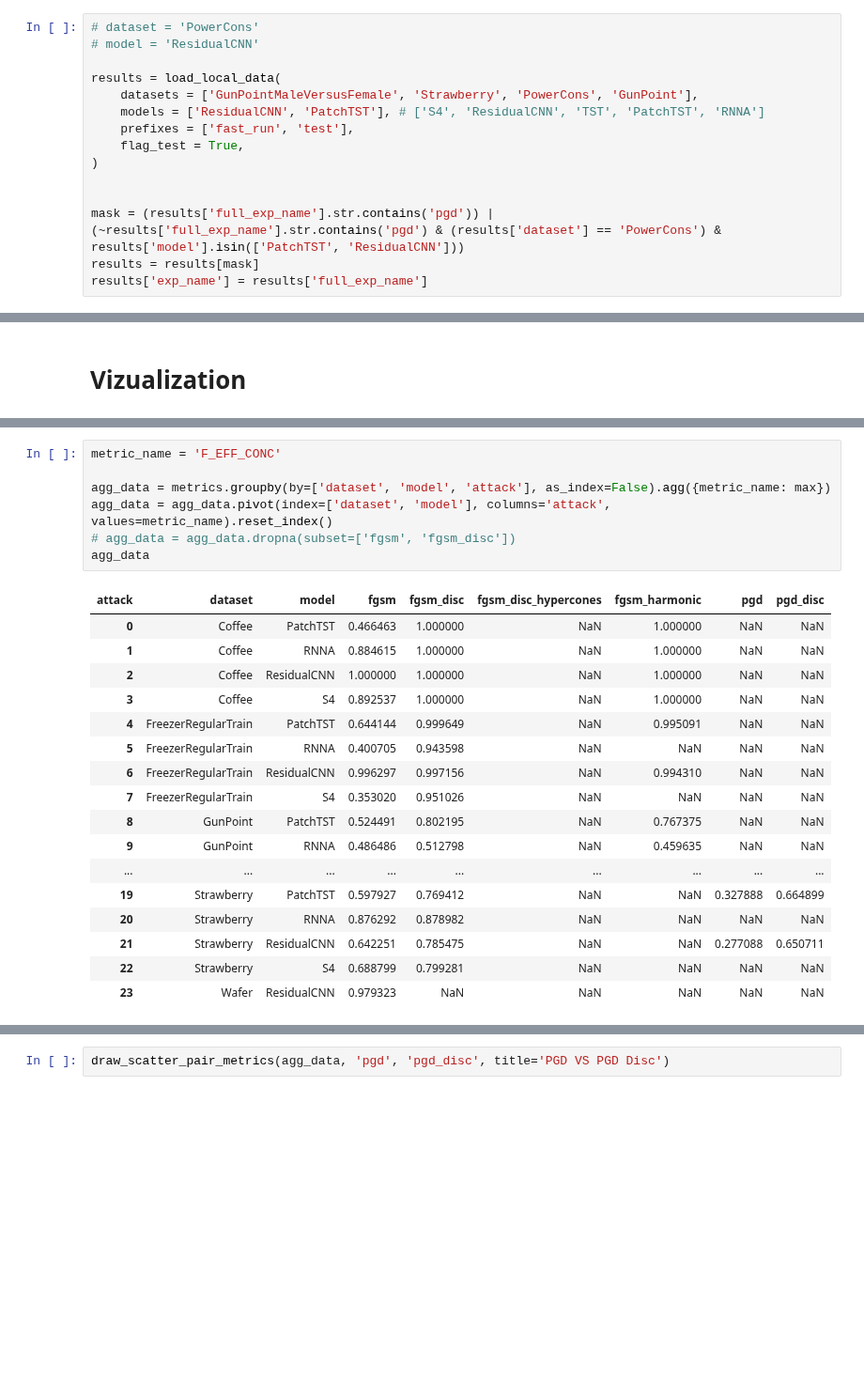
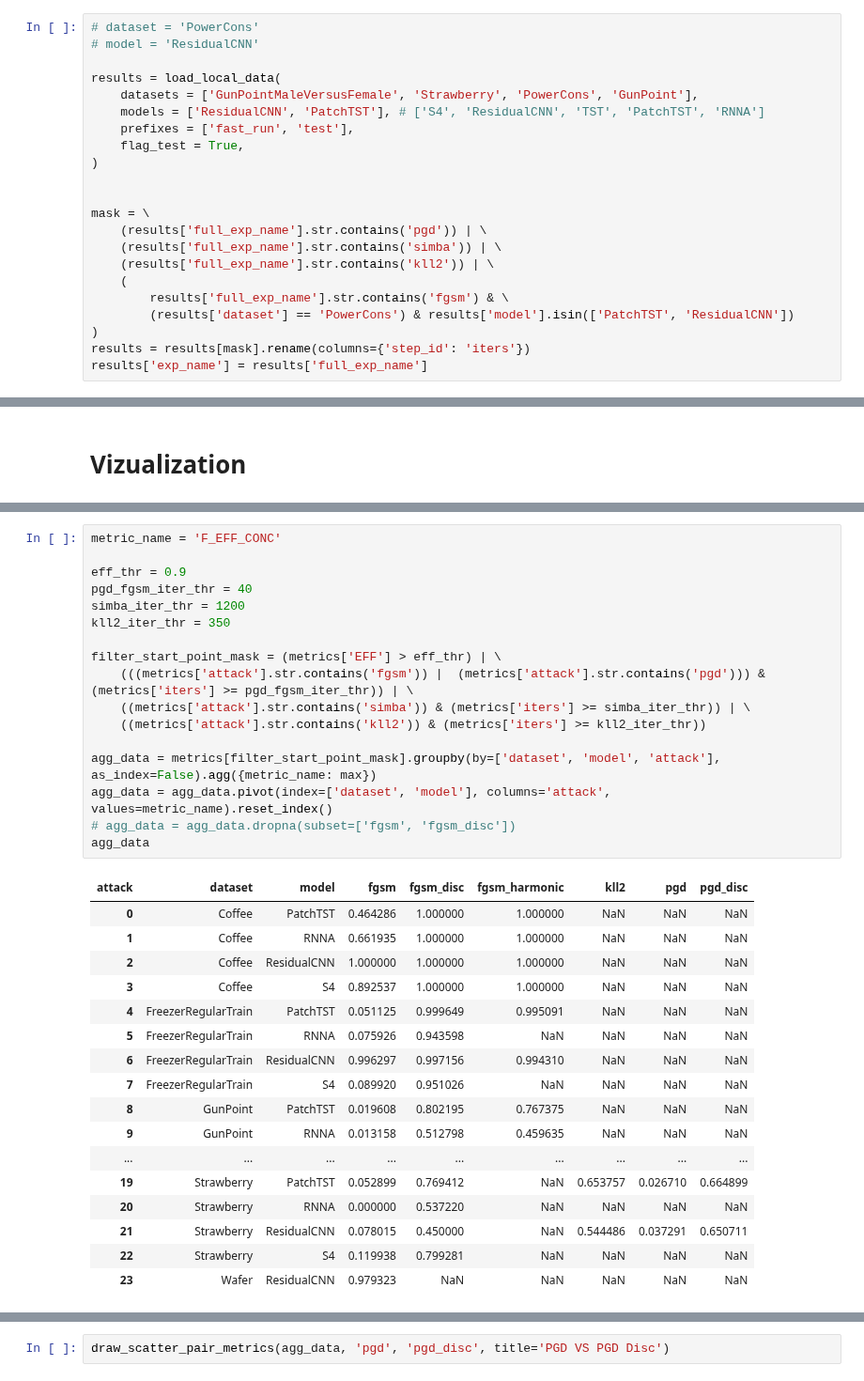
Before and after one commit to petrsokerin/Hidden_adversarial_attacks, a Jupyter notebook: notebooks/clearml_metrics.ipynb, the cells around one changed output, grey strips where cells are left out. Shown at 94% size. Drawn from its saved outputs; the diff is of its cells as text; blank space fills up the shorter version.

Commit message:
update data

```diff
--- a/notebooks/clearml_metrics.ipynb
+++ b/notebooks/clearml_metrics.ipynb
@@ -168,7 +168,14 @@ results = load_local_data(
 )
 
 
-mask = (results['full_exp_name'].str.contains('pgd')) | (~results['full_exp_name'].str.contains('pgd') & (results['dataset'] == 'PowerCons') & results['model'].isin(['PatchTST', 'ResidualCNN']))
-results = results[mask]
+mask = \
+    (results['full_exp_name'].str.contains('pgd')) | \
+    (results['full_exp_name'].str.contains('simba')) | \
+    (results['full_exp_name'].str.contains('kll2')) | \
+    (
+        results['full_exp_name'].str.contains('fgsm') & \
+        (results['dataset'] == 'PowerCons') & results['model'].isin(['PatchTST', 'ResidualCNN'])
+)
+results = results[mask].rename(columns={'step_id': 'iters'})
 results['exp_name'] = results['full_exp_name']
 # %% [output]
@@ -267,27 +292,37 @@ array(['fgsm_harmonic', 'fgsm', 'fgsm_disc', 'fgsm_disc_hypercones',
 # %%
 metric_name = 'F_EFF_CONC'
 
-agg_data = metrics.groupby(by=['dataset', 'model', 'attack'], as_index=False).agg({metric_name: max})
+eff_thr = 0.9
+pgd_fgsm_iter_thr = 40
+simba_iter_thr = 1200
+kll2_iter_thr = 350
+
+filter_start_point_mask = (metrics['EFF'] > eff_thr) | \
+    (((metrics['attack'].str.contains('fgsm')) |  (metrics['attack'].str.contains('pgd'))) & (metrics['iters'] >= pgd_fgsm_iter_thr)) | \
+    ((metrics['attack'].str.contains('simba')) & (metrics['iters'] >= simba_iter_thr)) | \
+    ((metrics['attack'].str.contains('kll2')) & (metrics['iters'] >= kll2_iter_thr))
+
+agg_data = metrics[filter_start_point_mask].groupby(by=['dataset', 'model', 'attack'], as_index=False).agg({metric_name: max})
 agg_data = agg_data.pivot(index=['dataset', 'model'], columns='attack', values=metric_name).reset_index()
 # agg_data = agg_data.dropna(subset=['fgsm', 'fgsm_disc'])
 agg_data
 # %% [output]
-| attack | dataset | model | fgsm | fgsm_disc | fgsm_disc_hypercones | fgsm_harmonic | pgd | pgd_disc |
-| 0 | Coffee | PatchTST | 0.466463 | 1.000000 | NaN | 1.000000 | NaN | NaN |
-| 1 | Coffee | RNNA | 0.884615 | 1.000000 | NaN | 1.000000 | NaN | NaN |
-| 2 | Coffee | ResidualCNN | 1.000000 | 1.000000 | NaN | 1.000000 | NaN | NaN |
-| 3 | Coffee | S4 | 0.892537 | 1.000000 | NaN | 1.000000 | NaN | NaN |
-| 4 | FreezerRegularTrain | PatchTST | 0.644144 | 0.999649 | NaN | 0.995091 | NaN | NaN |
-| 5 | FreezerRegularTrain | RNNA | 0.400705 | 0.943598 | NaN | NaN | NaN | NaN |
-| 6 | FreezerRegularTrain | ResidualCNN | 0.996297 | 0.997156 | NaN | 0.994310 | NaN | NaN |
-| 7 | FreezerRegularTrain | S4 | 0.353020 | 0.951026 | NaN | NaN | NaN | NaN |
-| 8 | GunPoint | PatchTST | 0.524491 | 0.802195 | NaN | 0.767375 | NaN | NaN |
-| 9 | GunPoint | RNNA | 0.486486 | 0.512798 | NaN | 0.459635 | NaN | NaN |
+| attack | dataset | model | fgsm | fgsm_disc | fgsm_harmonic | kll2 | pgd | pgd_disc |
+| 0 | Coffee | PatchTST | 0.464286 | 1.000000 | 1.000000 | NaN | NaN | NaN |
+| 1 | Coffee | RNNA | 0.661935 | 1.000000 | 1.000000 | NaN | NaN | NaN |
+| 2 | Coffee | ResidualCNN | 1.000000 | 1.000000 | 1.000000 | NaN | NaN | NaN |
+| 3 | Coffee | S4 | 0.892537 | 1.000000 | 1.000000 | NaN | NaN | NaN |
+| 4 | FreezerRegularTrain | PatchTST | 0.051125 | 0.999649 | 0.995091 | NaN | NaN | NaN |
+| 5 | FreezerRegularTrain | RNNA | 0.075926 | 0.943598 | NaN | NaN | NaN | NaN |
+| 6 | FreezerRegularTrain | ResidualCNN | 0.996297 | 0.997156 | 0.994310 | NaN | NaN | NaN |
+| 7 | FreezerRegularTrain | S4 | 0.089920 | 0.951026 | NaN | NaN | NaN | NaN |
+| 8 | GunPoint | PatchTST | 0.019608 | 0.802195 | 0.767375 | NaN | NaN | NaN |
+| 9 | GunPoint | RNNA | 0.013158 | 0.512798 | 0.459635 | NaN | NaN | NaN |
 | ... | ... | ... | ... | ... | ... | ... | ... | ... |
-| 19 | Strawberry | PatchTST | 0.597927 | 0.769412 | NaN | NaN | 0.327888 | 0.664899 |
-| 20 | Strawberry | RNNA | 0.876292 | 0.878982 | NaN | NaN | NaN | NaN |
-| 21 | Strawberry | ResidualCNN | 0.642251 | 0.785475 | NaN | NaN | 0.277088 | 0.650711 |
-| 22 | Strawberry | S4 | 0.688799 | 0.799281 | NaN | NaN | NaN | NaN |
+| 19 | Strawberry | PatchTST | 0.052899 | 0.769412 | NaN | 0.653757 | 0.026710 | 0.664899 |
+| 20 | Strawberry | RNNA | 0.000000 | 0.537220 | NaN | NaN | NaN | NaN |
+| 21 | Strawberry | ResidualCNN | 0.078015 | 0.450000 | NaN | 0.544486 | 0.037291 | 0.650711 |
+| 22 | Strawberry | S4 | 0.119938 | 0.799281 | NaN | NaN | NaN | NaN |
 | 23 | Wafer | ResidualCNN | 0.979323 | NaN | NaN | NaN | NaN | NaN |
 # %%
 draw_scatter_pair_metrics(agg_data, 'fgsm', 'fgsm_disc', x_col_name='Vanilla attack', y_col_name='Attack with discriminator (our)', title='FGSM VS FGSM Disc')
```
Also changed, not shown: parts of 23 cells of this notebook.
